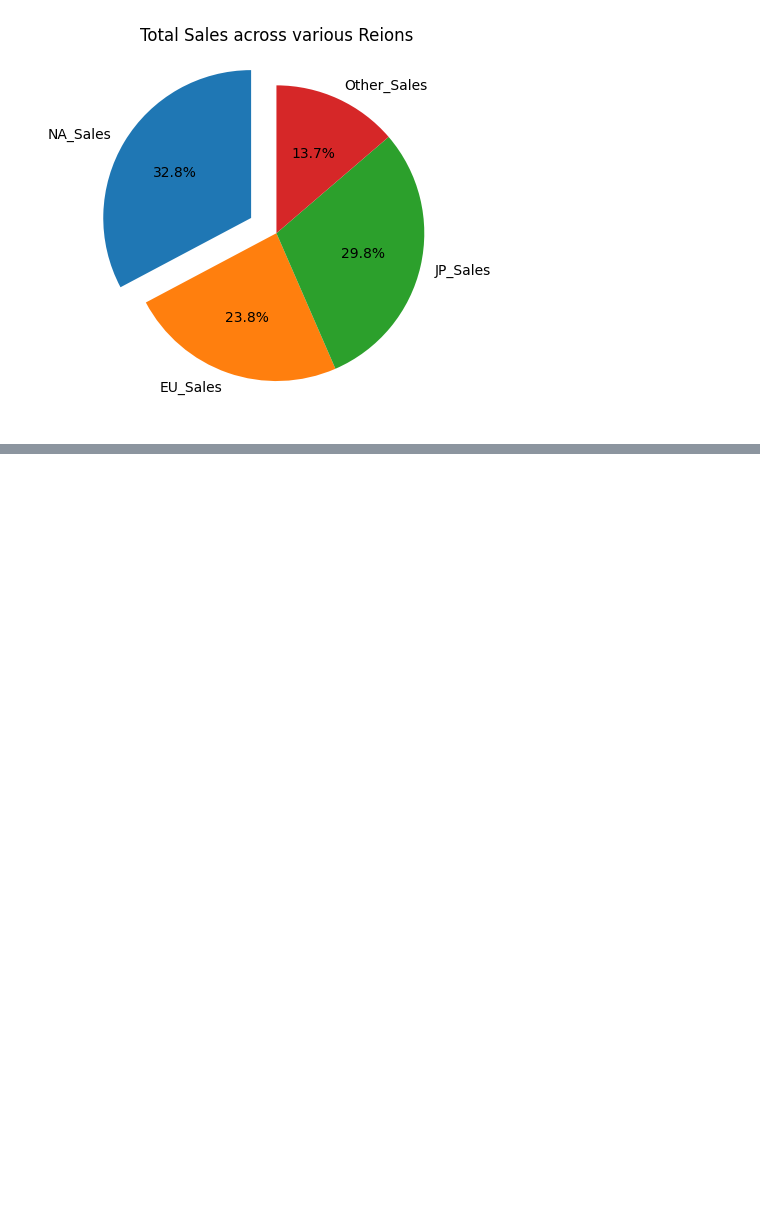
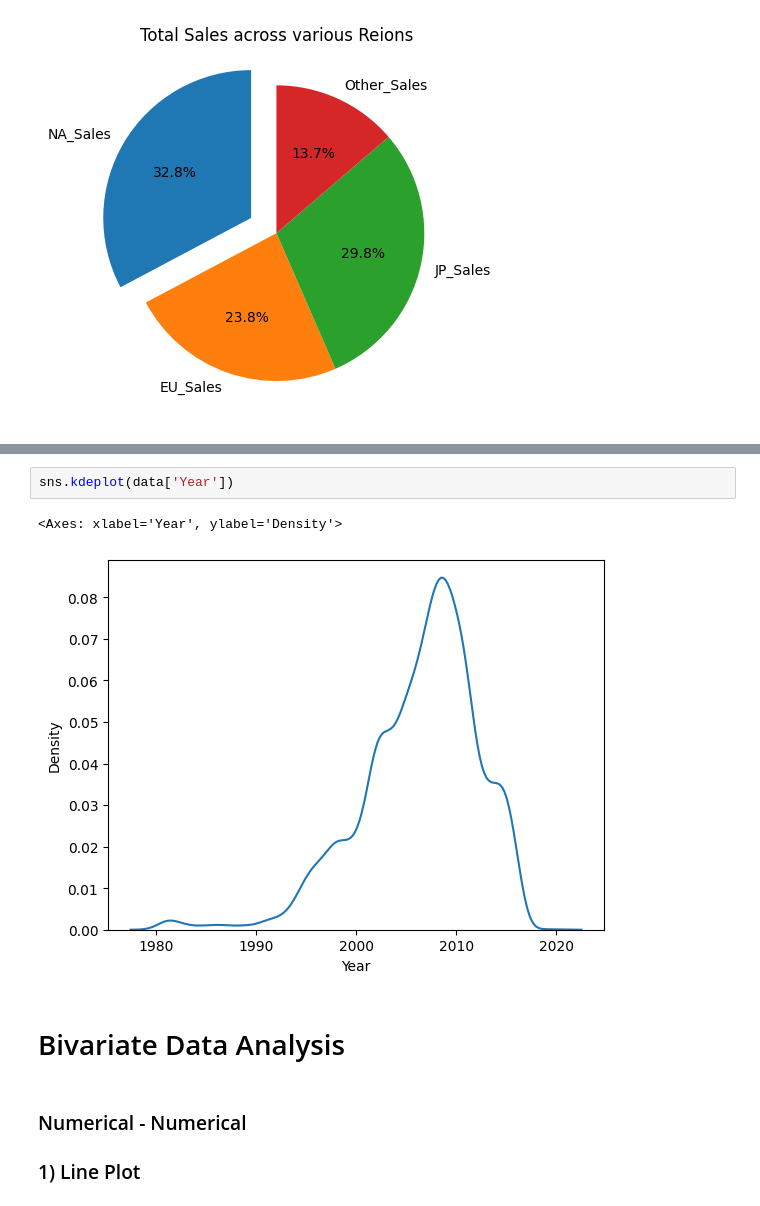
Before and after one commit to Akshay-Dharmik7/Matplotlib-Tutorial, a Jupyter notebook: 08_practice.ipynb, the cells around one changed output, grey strips where cells are left out. Cells and saved outputs as stored; diff of their text form; blank space fills up the shorter version.

```diff
--- a/08_practice.ipynb
+++ b/08_practice.ipynb
@@ -154,0 +181,10 @@ plt.show()
+# %%
+sns.kdeplot(data['Year'])
+# %% [output]
+<Axes: xlabel='Year', ylabel='Density'>
+[figure, added]
+# %% [markdown]
+# Bivariate Data Analysis
+# %% [markdown]
+### Numerical - Numerical
+### 1) Line Plot
```
Also changed, not shown: parts of 15 cells of this notebook.
